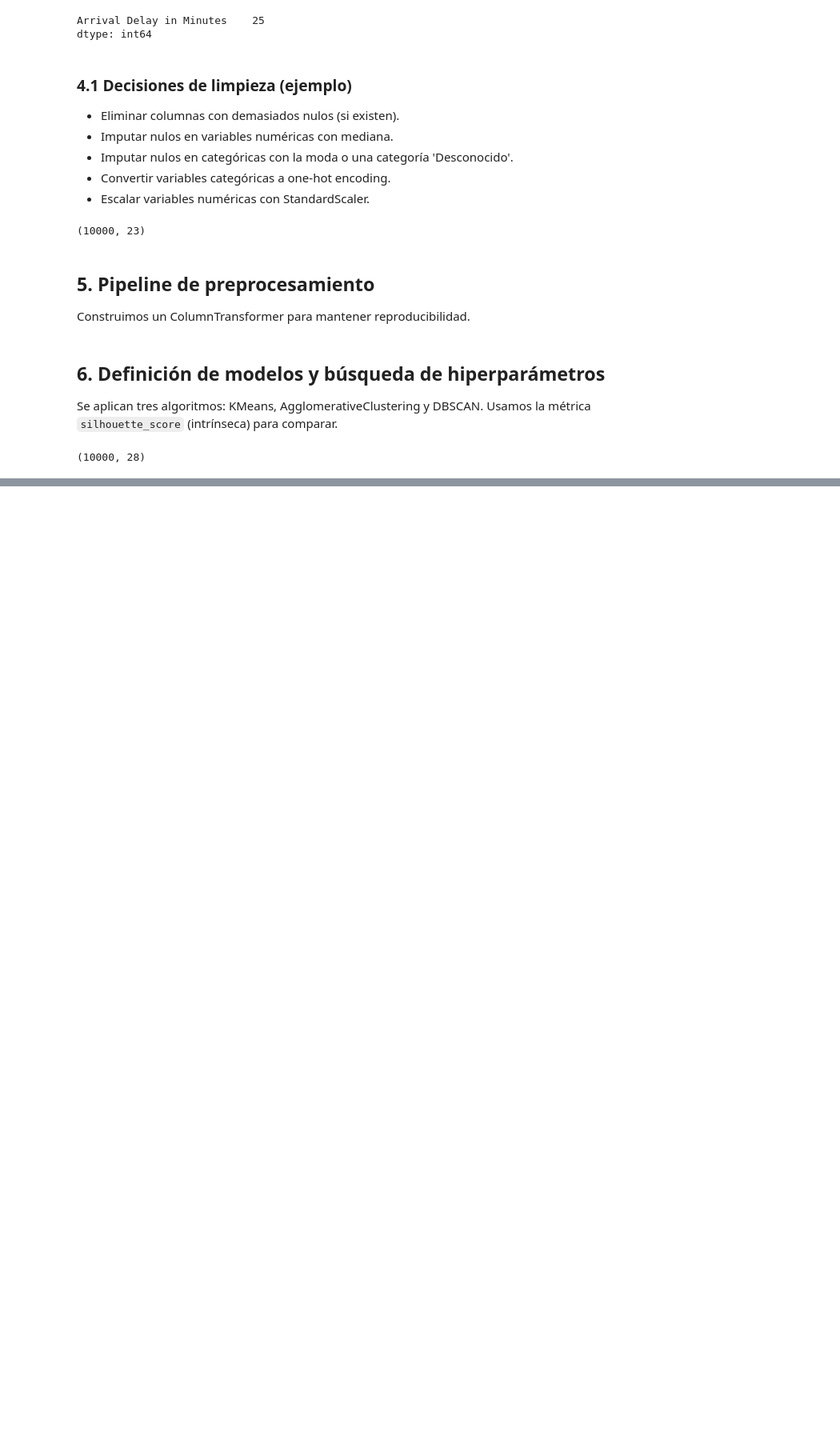
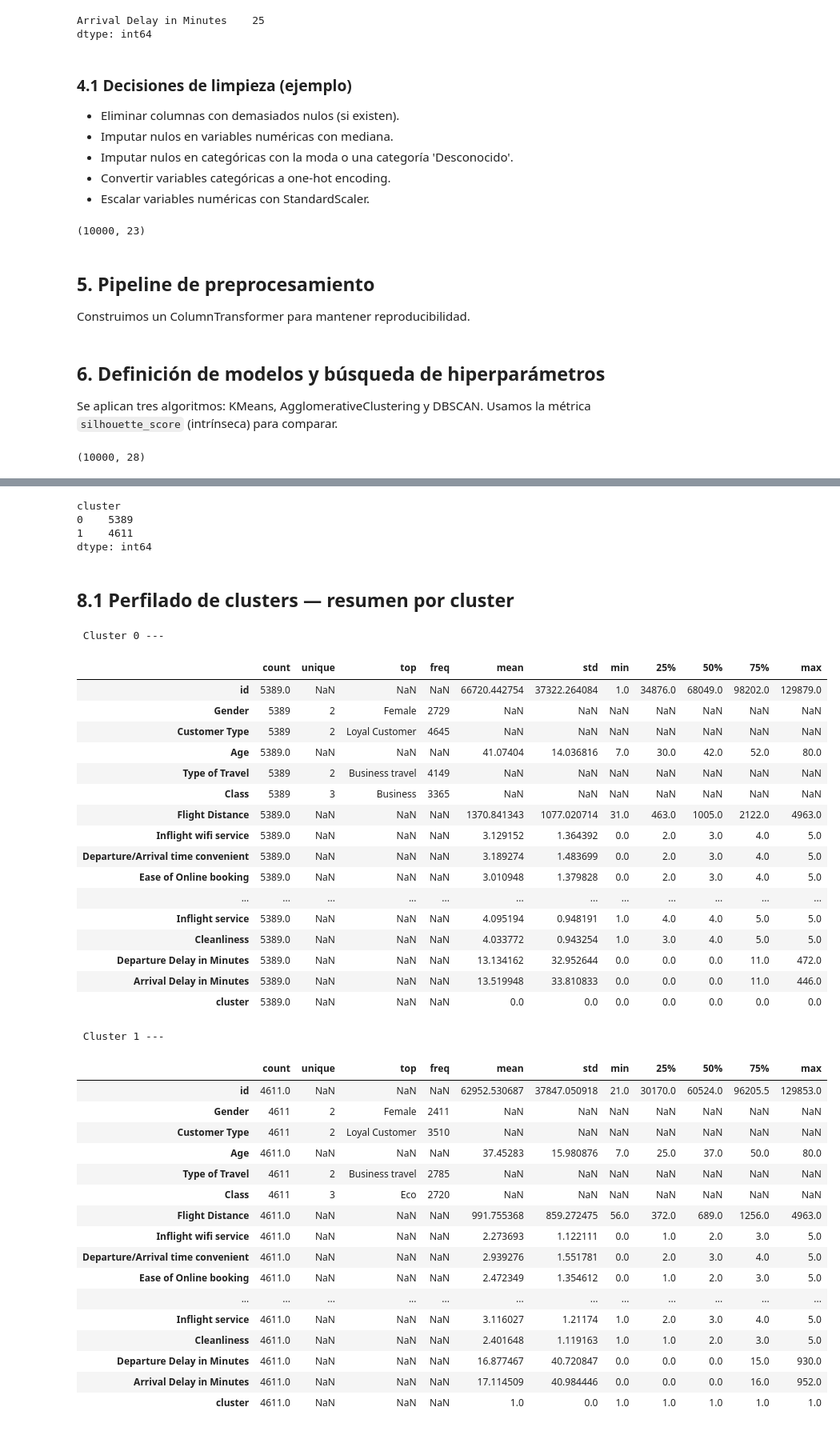
Before and after one commit to Maldinho18/MaterialDeClase-ISIS-2611, a Jupyter notebook: Laboratorios/L4 Tarea de agrupacion/SebastianMaldonado - JuanRoncancio.ipynb, the cells around one changed output, grey strips where cells are left out. Shown at 80% size. Saved outputs shown, nothing was run; the diff lists cells and outputs as text; code cells hidden in the pictures; blank space fills up the shorter version.

```diff
--- a/Laboratorios/L4 Tarea de agrupacion/SebastianMaldonado - JuanRoncancio.ipynb
+++ b/Laboratorios/L4 Tarea de agrupacion/SebastianMaldonado - JuanRoncancio.ipynb
@@ -184,0 +157,14 @@ X_full.shape
+# %%
+eps_list = [0.3, 0.5, 0.7, 1.0]
+min_samples_list = [3, 5, 7]
+results_dbscan = []
+best_db = None
+best_score_db = -1
+for params in ParameterGrid({'eps':eps_list, 'min_samples':min_samples_list}):
+    db = DBSCAN(eps=params['eps'], min_samples=params['min_samples'])
+    score = silhouette_scorer(db, X_full)
+    results_dbscan.append({'eps':params['eps'], 'min_samples':params['min_samples'], 'silhouette':score})
+    if score>best_score_db:
+        best_score_db = score
+        best_db = params
+best_db, best_score_db
@@ -184,0 +193,64 @@ X_full.shape
+# %%
+best_alg = max(best_rows, key=lambda r: r['silhouette'])
+best_alg
+
+if best_alg['alg'] == 'KMeans':
+    model = KMeans(n_clusters=best_k, random_state=42, n_init=10)
+elif best_alg['alg'] == 'Agglomerative':
+    model = AgglomerativeClustering(n_clusters=best_agg)
+else:
+    model = DBSCAN(eps=best_db['eps'], min_samples=best_db['min_samples'])
+
+labels = model.fit_predict(X_full)
+df_result = df_clean.copy()
+df_result['cluster'] = labels
+df_result['cluster'] = df_result['cluster'].astype(int)
+df_result.groupby('cluster').size()
+# %% [output]
+cluster
+0    5389
+1    4611
+dtype: int64
+# %% [markdown]
+## 8.1 Perfilado de clusters — resumen por cluster
+# %%
+for c in sorted(df_result['cluster'].unique()):
+    print('\n Cluster', c, '---')
+    display(df_result[df_result['cluster']==c].describe(include='all').T)
+# %% [output]
+ Cluster 0 ---
+|  | count | unique | top | freq | mean | std | min | 25% | 50% | 75% | max |
+| id | 5389.0 | NaN | NaN | NaN | 66720.442754 | 37322.264084 | 1.0 | 34876.0 | 68049.0 | 98202.0 | 129879.0 |
+| Gender | 5389 | 2 | Female | 2729 | NaN | NaN | NaN | NaN | NaN | NaN | NaN |
+| Customer Type | 5389 | 2 | Loyal Customer | 4645 | NaN | NaN | NaN | NaN | NaN | NaN | NaN |
+| Age | 5389.0 | NaN | NaN | NaN | 41.07404 | 14.036816 | 7.0 | 30.0 | 42.0 | 52.0 | 80.0 |
+| Type of Travel | 5389 | 2 | Business travel | 4149 | NaN | NaN | NaN | NaN | NaN | NaN | NaN |
+| Class | 5389 | 3 | Business | 3365 | NaN | NaN | NaN | NaN | NaN | NaN | NaN |
+| Flight Distance | 5389.0 | NaN | NaN | NaN | 1370.841343 | 1077.020714 | 31.0 | 463.0 | 1005.0 | 2122.0 | 4963.0 |
+| Inflight wifi service | 5389.0 | NaN | NaN | NaN | 3.129152 | 1.364392 | 0.0 | 2.0 | 3.0 | 4.0 | 5.0 |
+| Departure/Arrival time convenient | 5389.0 | NaN | NaN | NaN | 3.189274 | 1.483699 | 0.0 | 2.0 | 3.0 | 4.0 | 5.0 |
+| Ease of Online booking | 5389.0 | NaN | NaN | NaN | 3.010948 | 1.379828 | 0.0 | 2.0 | 3.0 | 4.0 | 5.0 |
+| ... | ... | ... | ... | ... | ... | ... | ... | ... | ... | ... | ... |
+| Inflight service | 5389.0 | NaN | NaN | NaN | 4.095194 | 0.948191 | 1.0 | 4.0 | 4.0 | 5.0 | 5.0 |
+| Cleanliness | 5389.0 | NaN | NaN | NaN | 4.033772 | 0.943254 | 1.0 | 3.0 | 4.0 | 5.0 | 5.0 |
+| Departure Delay in Minutes | 5389.0 | NaN | NaN | NaN | 13.134162 | 32.952644 | 0.0 | 0.0 | 0.0 | 11.0 | 472.0 |
+| Arrival Delay in Minutes | 5389.0 | NaN | NaN | NaN | 13.519948 | 33.810833 | 0.0 | 0.0 | 0.0 | 11.0 | 446.0 |
+| cluster | 5389.0 | NaN | NaN | NaN | 0.0 | 0.0 | 0.0 | 0.0 | 0.0 | 0.0 | 0.0 |
+ Cluster 1 ---
+|  | count | unique | top | freq | mean | std | min | 25% | 50% | 75% | max |
+| id | 4611.0 | NaN | NaN | NaN | 62952.530687 | 37847.050918 | 21.0 | 30170.0 | 60524.0 | 96205.5 | 129853.0 |
+| Gender | 4611 | 2 | Female | 2411 | NaN | NaN | NaN | NaN | NaN | NaN | NaN |
+| Customer Type | 4611 | 2 | Loyal Customer | 3510 | NaN | NaN | NaN | NaN | NaN | NaN | NaN |
+| Age | 4611.0 | NaN | NaN | NaN | 37.45283 | 15.980876 | 7.0 | 25.0 | 37.0 | 50.0 | 80.0 |
+| Type of Travel | 4611 | 2 | Business travel | 2785 | NaN | NaN | NaN | NaN | NaN | NaN | NaN |
+| Class | 4611 | 3 | Eco | 2720 | NaN | NaN | NaN | NaN | NaN | NaN | NaN |
+| Flight Distance | 4611.0 | NaN | NaN | NaN | 991.755368 | 859.272475 | 56.0 | 372.0 | 689.0 | 1256.0 | 4963.0 |
+| Inflight wifi service | 4611.0 | NaN | NaN | NaN | 2.273693 | 1.122111 | 0.0 | 1.0 | 2.0 | 3.0 | 5.0 |
+| Departure/Arrival time convenient | 4611.0 | NaN | NaN | NaN | 2.939276 | 1.551781 | 0.0 | 2.0 | 3.0 | 4.0 | 5.0 |
+| Ease of Online booking | 4611.0 | NaN | NaN | NaN | 2.472349 | 1.354612 | 0.0 | 1.0 | 2.0 | 3.0 | 5.0 |
+| ... | ... | ... | ... | ... | ... | ... | ... | ... | ... | ... | ... |
+| Inflight service | 4611.0 | NaN | NaN | NaN | 3.116027 | 1.21174 | 1.0 | 2.0 | 3.0 | 4.0 | 5.0 |
+| Cleanliness | 4611.0 | NaN | NaN | NaN | 2.401648 | 1.119163 | 1.0 | 1.0 | 2.0 | 3.0 | 5.0 |
+| Departure Delay in Minutes | 4611.0 | NaN | NaN | NaN | 16.877467 | 40.720847 | 0.0 | 0.0 | 0.0 | 15.0 | 930.0 |
+| Arrival Delay in Minutes | 4611.0 | NaN | NaN | NaN | 17.114509 | 40.984446 | 0.0 | 0.0 | 0.0 | 16.0 | 952.0 |
+| cluster | 4611.0 | NaN | NaN | NaN | 1.0 | 0.0 | 1.0 | 1.0 | 1.0 | 1.0 | 1.0 |
```
Also changed, not shown: parts of 28 cells of this notebook, 2 other files.
